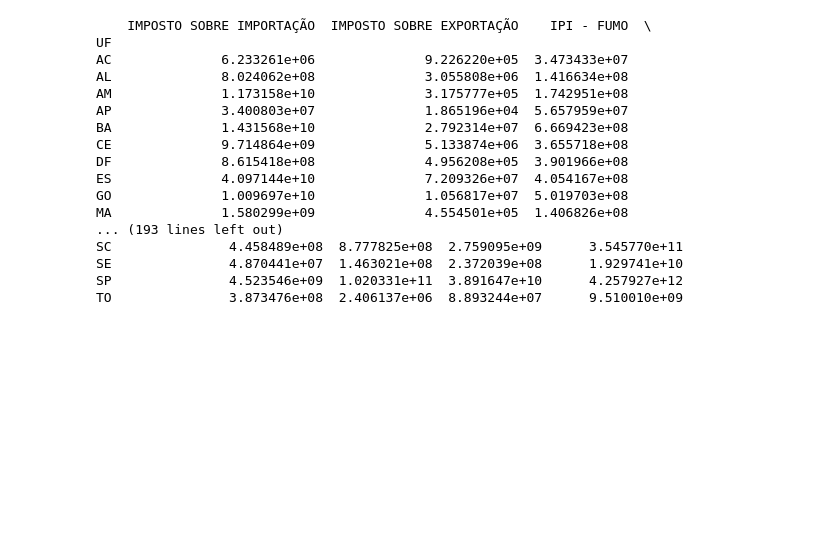
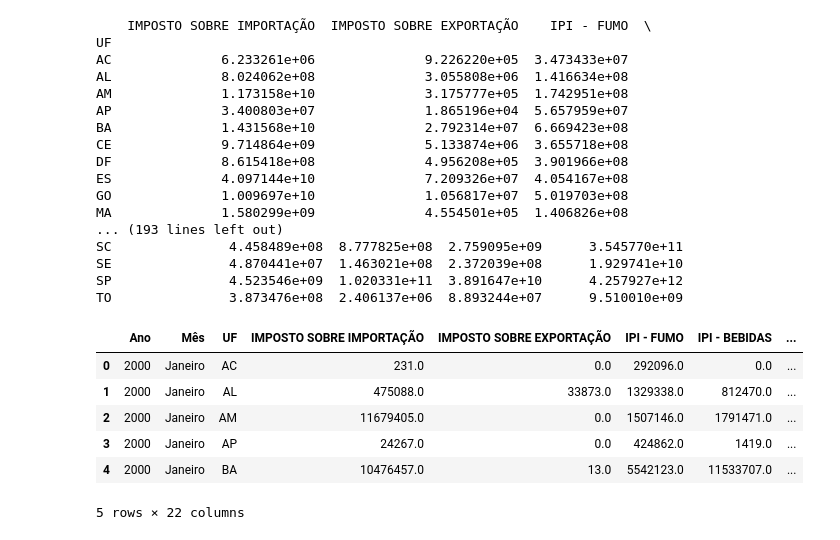
Before and after one commit to J41R0JUNIOR/FinalProjectNovasTecnologias, a Jupyter notebook: TrabalhoFinal.ipynb, the cells around one changed output. Saved outputs shown, nothing was run; the diff lists cells and outputs as text; code cells hidden in the pictures; blank space fills up the shorter version.

```diff
--- a/TrabalhoFinal.ipynb
+++ b/TrabalhoFinal.ipynb
@@ -60,3 +106,14 @@ SC               4.458489e+08  8.777825e+08  2.759095e+09      3.545770e+11
 SE               4.870441e+07  1.463021e+08  2.372039e+08      1.929741e+10
 SP               4.523546e+09  1.020331e+11  3.891647e+10      4.257927e+12
 TO               3.873476e+08  2.406137e+06  8.893244e+07      9.510010e+09
+# %%
+#Utilização do método head() para visualizar as primeiras linhas do dataset e entender sua estrutura básica.
+dados.head()
+# %% [output]
+|  | Ano | Mês | UF | IMPOSTO SOBRE IMPORTAÇÃO | IMPOSTO SOBRE EXPORTAÇÃO | IPI - FUMO | IPI - BEBIDAS | ... |
+| 0 | 2000 | Janeiro | AC | 231.0 | 0.0 | 292096.0 | 0.0 | ... |
+| 1 | 2000 | Janeiro | AL | 475088.0 | 33873.0 | 1329338.0 | 812470.0 | ... |
+| 2 | 2000 | Janeiro | AM | 11679405.0 | 0.0 | 1507146.0 | 1791471.0 | ... |
+| 3 | 2000 | Janeiro | AP | 24267.0 | 0.0 | 424862.0 | 1419.0 | ... |
+| 4 | 2000 | Janeiro | BA | 10476457.0 | 13.0 | 5542123.0 | 11533707.0 | ... |
+5 rows × 22 columns
```
Also changed, not shown: parts of 26 cells of this notebook, 1 other file.
